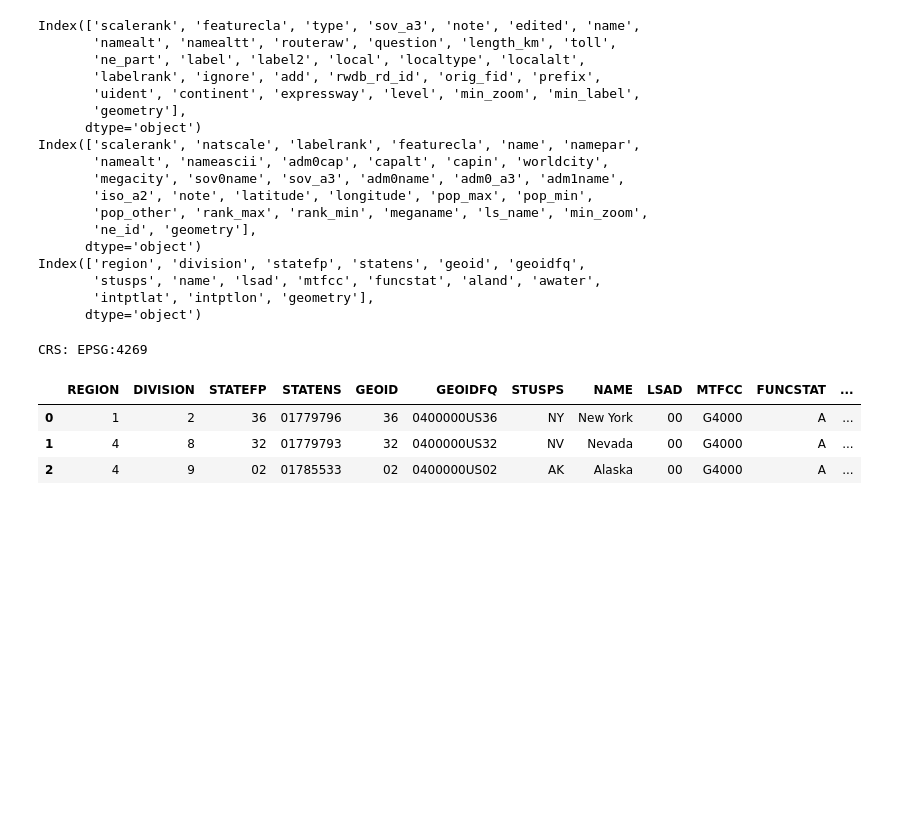
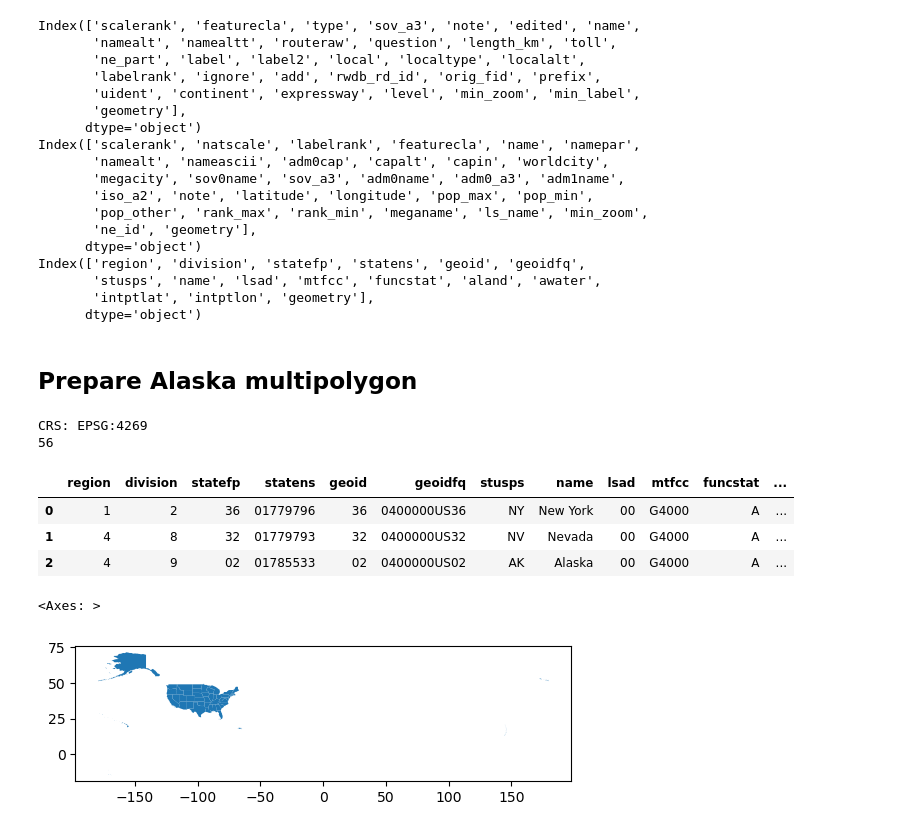
Before and after one commit to eowen19/eds220-in-class, a Jupyter notebook: week-7-clipping-.ipynb, the cells around one changed output. Saved outputs shown, nothing was run; the diff lists cells and outputs as text; code cells hidden in the pictures; blank space fills up the shorter version.

```diff
--- a/week-7-clipping-.ipynb
+++ b/week-7-clipping-.ipynb
@@ -83,13 +83,21 @@ Index(['region', 'division', 'statefp', 'statens', 'geoid', 'geoidfq',
        'stusps', 'name', 'lsad', 'mtfcc', 'funcstat', 'aland', 'awater',
        'intptlat', 'intptlon', 'geometry'],
       dtype='object')
+# %% [markdown]
+## Prepare Alaska multipolygon
 # %%
 print(f"CRS: {states.crs}")
-
+print(len(states))
 states.head(3)
 # %% [output]
 CRS: EPSG:4269
+56
-|  | REGION | DIVISION | STATEFP | STATENS | GEOID | GEOIDFQ | STUSPS | NAME | LSAD | MTFCC | FUNCSTAT | ... |
+|  | region | division | statefp | statens | geoid | geoidfq | stusps | name | lsad | mtfcc | funcstat | ... |
 | 0 | 1 | 2 | 36 | 01779796 | 36 | 0400000US36 | NY | New York | 00 | G4000 | A | ... |
 | 1 | 4 | 8 | 32 | 01779793 | 32 | 0400000US32 | NV | Nevada | 00 | G4000 | A | ... |
 | 2 | 4 | 9 | 02 | 01785533 | 02 | 0400000US02 | AK | Alaska | 00 | G4000 | A | ... |
+# %%
+states.plot()
+# %% [output]
+<Axes: >
+[figure, added]
```
Also changed, not shown: parts of 32 cells of this notebook.
